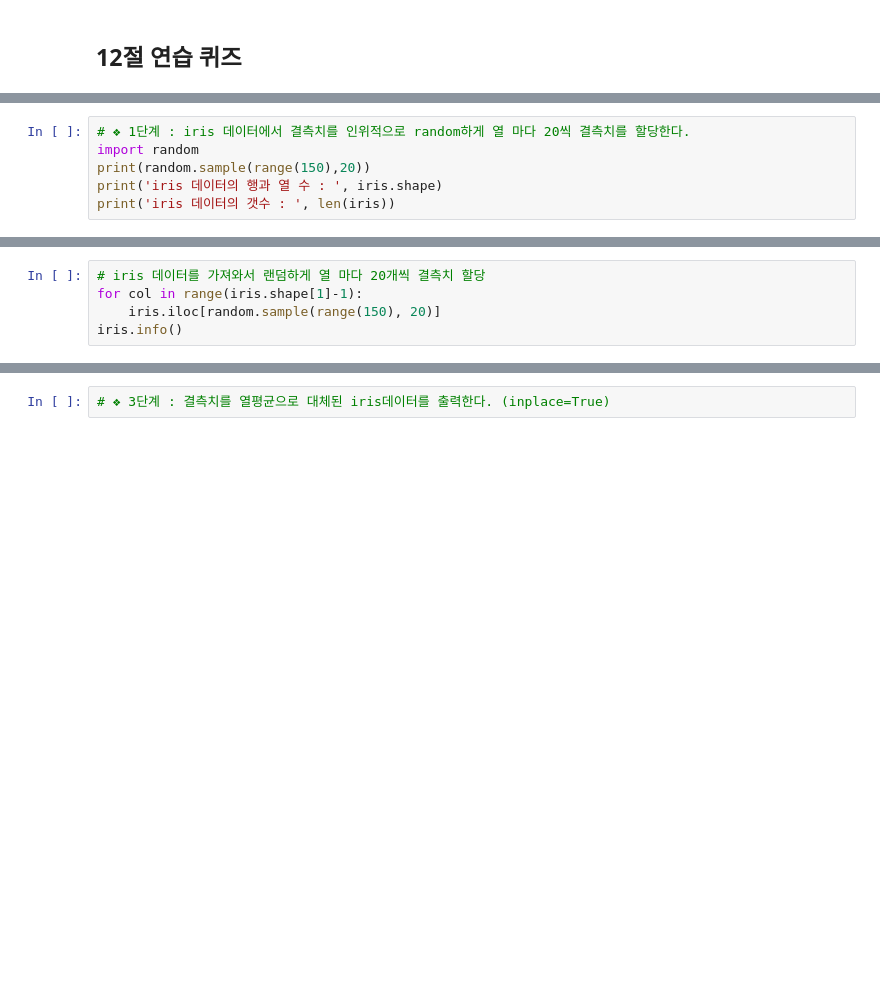
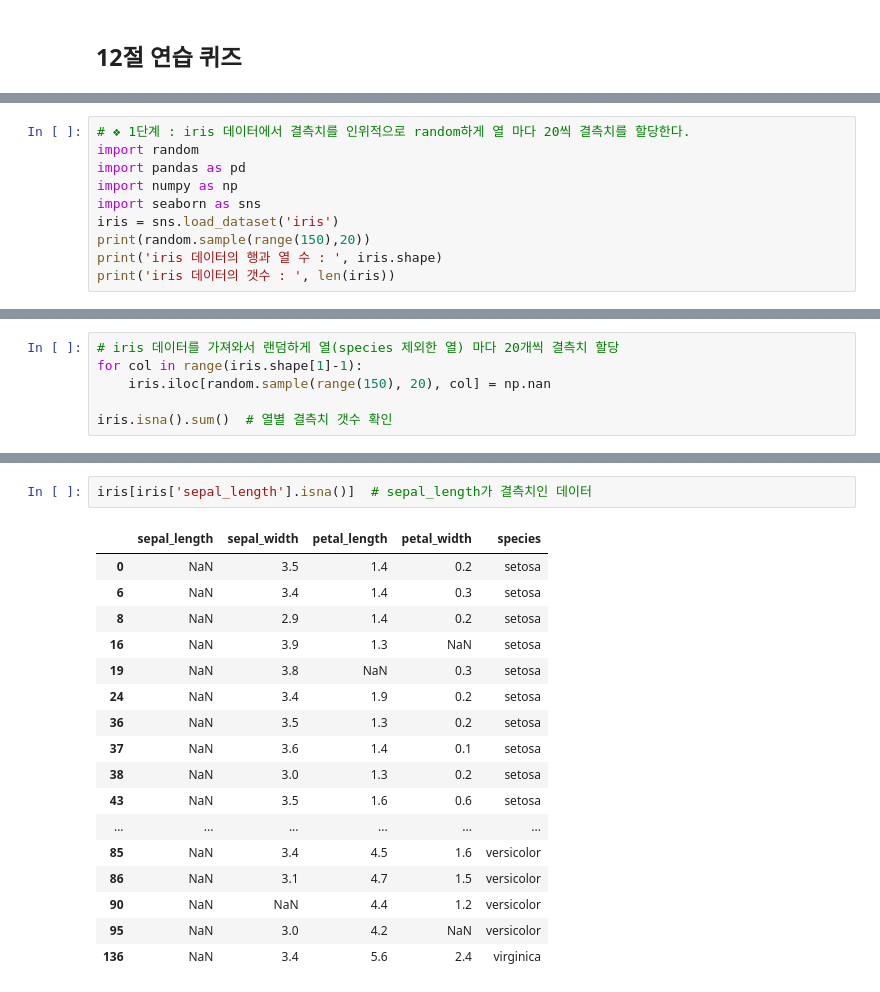
Before and after one commit to sehyeon24/ai, a Jupyter notebook: source/07_python/ch12_데이터프레임과시리즈(Pandas)_9절~13절.ipynb, the cells around one changed output, grey strips where cells are left out. Drawn from its saved outputs; the diff is of its cells as text; blank space fills up the shorter version.

```diff
--- a/source/07_python/ch12_데이터프레임과시리즈(Pandas)_9절~13절.ipynb
+++ b/source/07_python/ch12_데이터프레임과시리즈(Pandas)_9절~13절.ipynb
@@ -1327,6 +1341,10 @@ df.dropna(how='all', axis=1)  # 모두 결측치인 열만 삭제
 # %%
 # ❖ 1단계 : iris 데이터에서 결측치를 인위적으로 random하게 열 마다 20씩 결측치를 할당한다.
 import random
+import pandas as pd
+import numpy as np
+import seaborn as sns
+iris = sns.load_dataset('iris')
 print(random.sample(range(150),20))
 print('iris 데이터의 행과 열 수 : ', iris.shape)
 print('iris 데이터의 갯수 : ', len(iris))
@@ -1335,8 +1353,9 @@ print('iris 데이터의 갯수 : ', len(iris))
 iris 데이터의 행과 열 수 :  (150, 5)
 iris 데이터의 갯수 :  150
 # %%
-# iris 데이터를 가져와서 랜덤하게 열 마다 20개씩 결측치 할당
+# iris 데이터를 가져와서 랜덤하게 열(species 제외한 열) 마다 20개씩 결측치 할당
 for col in range(iris.shape[1]-1):
-    iris.iloc[random.sample(range(150), 20)]
-iris.info()
+    iris.iloc[random.sample(range(150), 20), col] = np.nan
+
+iris.isna().sum()  # 열별 결측치 갯수 확인
 # %% [output]
@@ -1371,2 +1401,20 @@ Name: sepal_length, Length: 150, dtype: bool
-# %%
-# ❖ 3단계 : 결측치를 열평균으로 대체된 iris데이터를 출력한다. (inplace=True)
+# %%
+iris[iris['sepal_length'].isna()]  # sepal_length가 결측치인 데이터
+# %% [output]
+|  | sepal_length | sepal_width | petal_length | petal_width | species |
+| 0 | NaN | 3.5 | 1.4 | 0.2 | setosa |
+| 6 | NaN | 3.4 | 1.4 | 0.3 | setosa |
+| 8 | NaN | 2.9 | 1.4 | 0.2 | setosa |
+| 16 | NaN | 3.9 | 1.3 | NaN | setosa |
+| 19 | NaN | 3.8 | NaN | 0.3 | setosa |
+| 24 | NaN | 3.4 | 1.9 | 0.2 | setosa |
+| 36 | NaN | 3.5 | 1.3 | 0.2 | setosa |
+| 37 | NaN | 3.6 | 1.4 | 0.1 | setosa |
+| 38 | NaN | 3.0 | 1.3 | 0.2 | setosa |
+| 43 | NaN | 3.5 | 1.6 | 0.6 | setosa |
+| ... | ... | ... | ... | ... | ... |
+| 85 | NaN | 3.4 | 4.5 | 1.6 | versicolor |
+| 86 | NaN | 3.1 | 4.7 | 1.5 | versicolor |
+| 90 | NaN | NaN | 4.4 | 1.2 | versicolor |
+| 95 | NaN | 3.0 | 4.2 | NaN | versicolor |
+| 136 | NaN | 3.4 | 5.6 | 2.4 | virginica |
```
Also changed, not shown: parts of 65 cells of this notebook, 17 other files.
